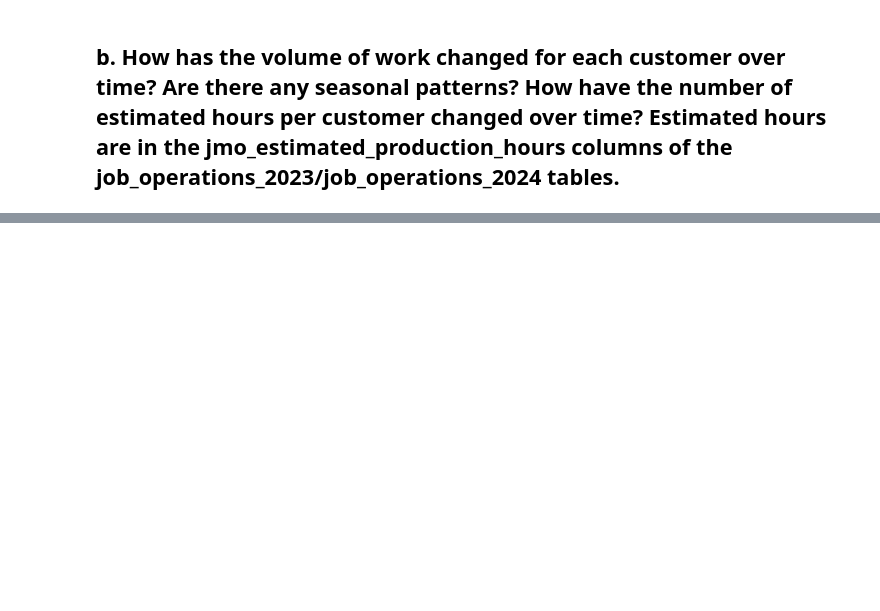
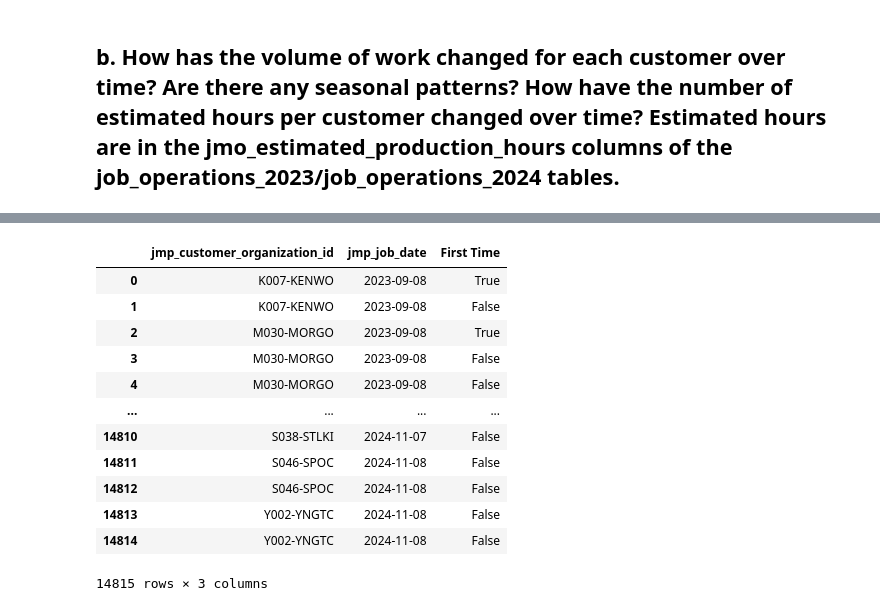
Before and after one commit to NSS-Full-Time-Data-Analytics-14/metal-fabrication-nutter_butter, a Jupyter notebook: metal.ipynb, the cells around one changed output, grey strips where cells are left out. Cells and saved outputs as stored; diff of their text form; code cells hidden in the pictures; blank space fills up the shorter version.

```diff
--- a/metal.ipynb
+++ b/metal.ipynb
@@ -329,0 +276,16 @@ KeyError: 'Column not found: jmo_estimated_production_hours'
+# %%
+customers
+# %% [output]
+|  | jmp_customer_organization_id | jmp_job_date | First Time |
+| 0 | K007-KENWO | 2023-09-08 | True |
+| 1 | K007-KENWO | 2023-09-08 | False |
+| 2 | M030-MORGO | 2023-09-08 | True |
+| 3 | M030-MORGO | 2023-09-08 | False |
+| 4 | M030-MORGO | 2023-09-08 | False |
+| ... | ... | ... | ... |
+| 14810 | S038-STLKI | 2024-11-07 | False |
+| 14811 | S046-SPOC | 2024-11-08 | False |
+| 14812 | S046-SPOC | 2024-11-08 | False |
+| 14813 | Y002-YNGTC | 2024-11-08 | False |
+| 14814 | Y002-YNGTC | 2024-11-08 | False |
+14815 rows × 3 columns
```
Also changed, not shown: parts of 52 cells of this notebook.
